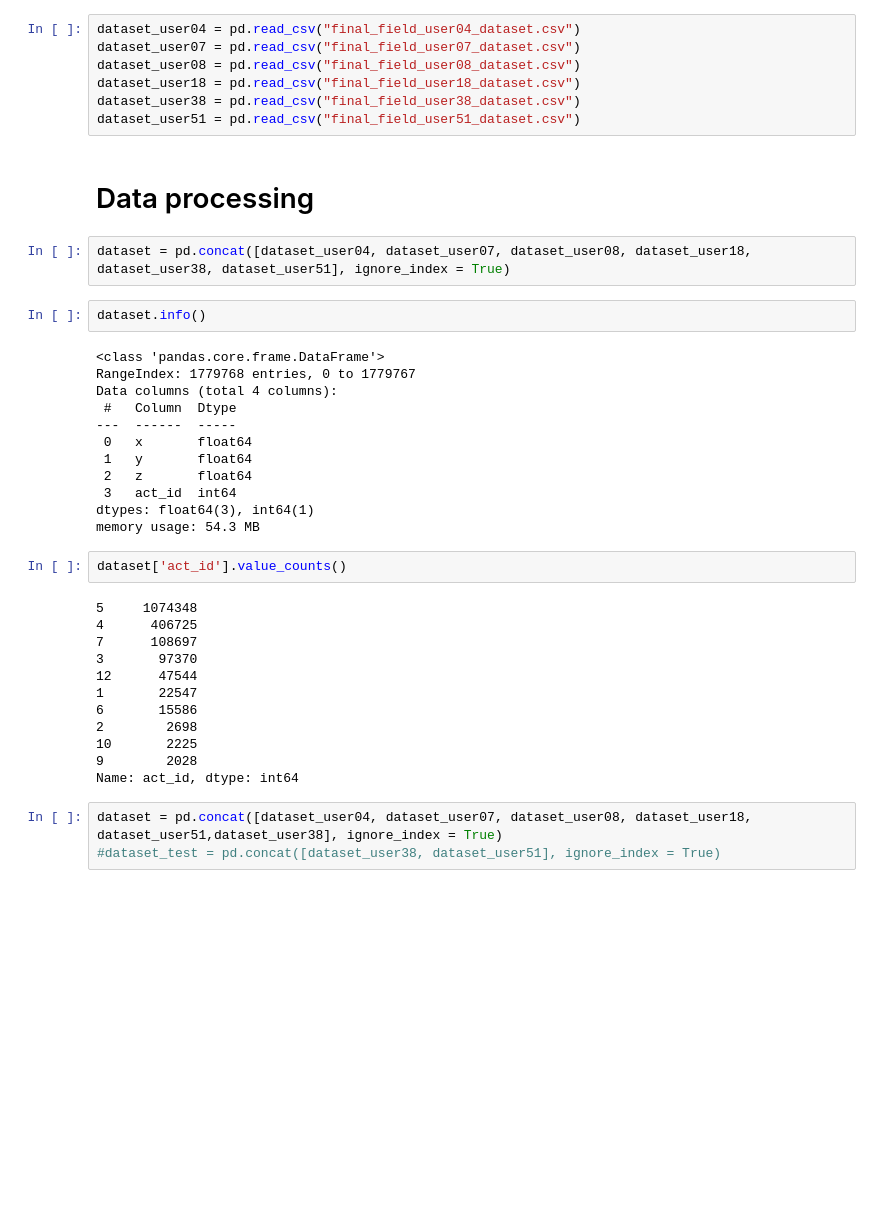
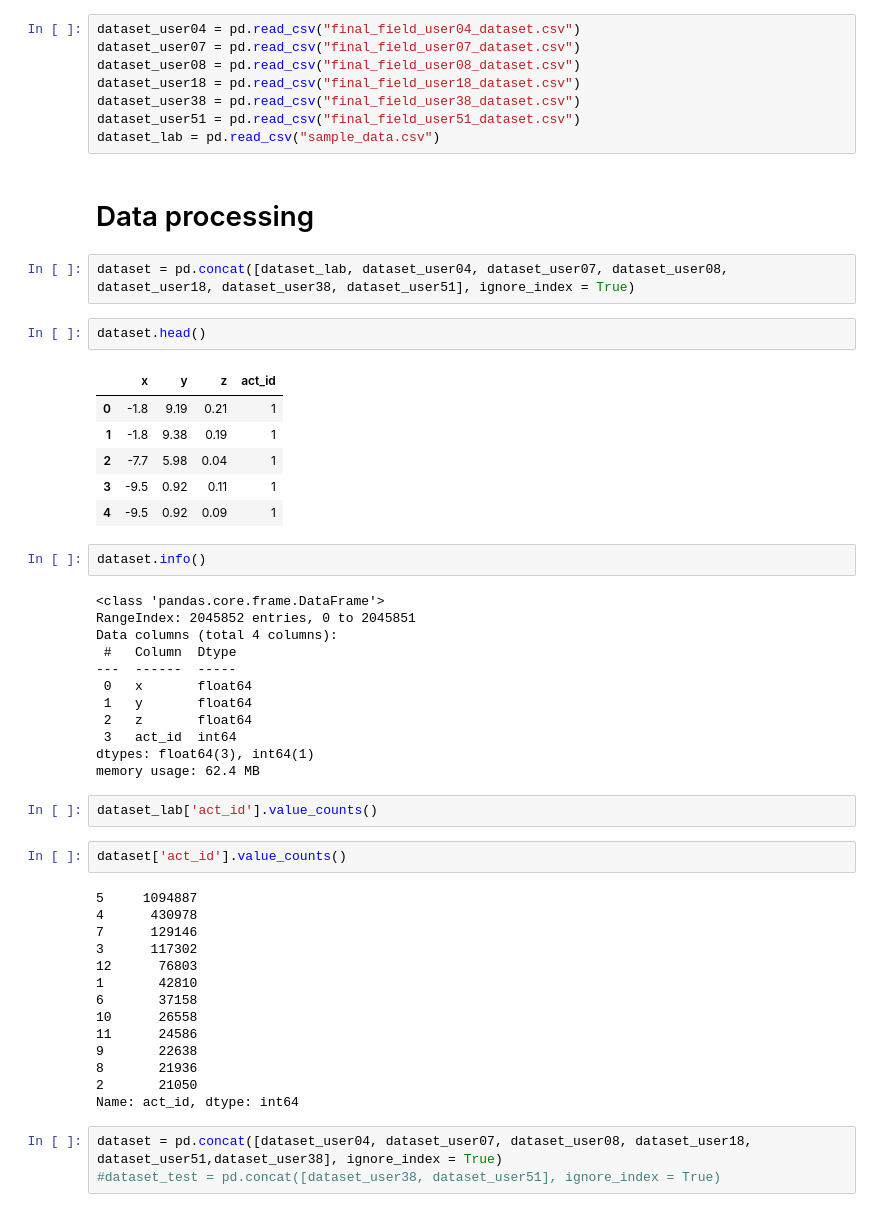
Before and after one commit to SwaksharDeb/Activity-recognition, a Jupyter notebook: HAR_CNN.ipynb, the cells around one changed output. Drawn from its saved outputs; the diff is of its cells as text; blank space fills up the shorter version.

```diff
--- a/HAR_CNN.ipynb
+++ b/HAR_CNN.ipynb
@@ -35,15 +35,25 @@ dataset_user08 = pd.read_csv("final_field_user08_dataset.csv")
 dataset_user18 = pd.read_csv("final_field_user18_dataset.csv")
 dataset_user38 = pd.read_csv("final_field_user38_dataset.csv")
 dataset_user51 = pd.read_csv("final_field_user51_dataset.csv")
+dataset_lab = pd.read_csv("sample_data.csv")
 # %% [markdown]
 # Data processing
 # %%
-dataset = pd.concat([dataset_user04, dataset_user07, dataset_user08, dataset_user18, dataset_user38, dataset_user51], ignore_index = True)
+dataset = pd.concat([dataset_lab, dataset_user04, dataset_user07, dataset_user08, dataset_user18, dataset_user38, dataset_user51], ignore_index = True)
+# %%
+dataset.head()
+# %% [output]
+|  | x | y | z | act_id |
+| 0 | -1.8 | 9.19 | 0.21 | 1 |
+| 1 | -1.8 | 9.38 | 0.19 | 1 |
+| 2 | -7.7 | 5.98 | 0.04 | 1 |
+| 3 | -9.5 | 0.92 | 0.11 | 1 |
+| 4 | -9.5 | 0.92 | 0.09 | 1 |
 # %%
 dataset.info()
 # %% [output]
 <class 'pandas.core.frame.DataFrame'>
-RangeIndex: 1779768 entries, 0 to 1779767
+RangeIndex: 2045852 entries, 0 to 2045851
 Data columns (total 4 columns):
  #   Column  Dtype
 ---  ------  -----
@@ -52,20 +62,24 @@ Data columns (total 4 columns):
  2   z       float64
  3   act_id  int64
 dtypes: float64(3), int64(1)
-memory usage: 54.3 MB
+memory usage: 62.4 MB
+# %%
+dataset_lab['act_id'].value_counts()
 # %%
 dataset['act_id'].value_counts()
 # %% [output]
-5     1074348
-4      406725
-7      108697
-3       97370
-12      47544
-1       22547
-6       15586
-2        2698
-10       2225
-9        2028
+5     1094887
+4      430978
+7      129146
+3      117302
+12      76803
+1       42810
+6       37158
+10      26558
+11      24586
+9       22638
+8       21936
+2       21050
 Name: act_id, dtype: int64
 # %%
 dataset = pd.concat([dataset_user04, dataset_user07, dataset_user08, dataset_user18, dataset_user51,dataset_user38], ignore_index = True)
```
Also changed, not shown: parts of 13 cells of this notebook.
